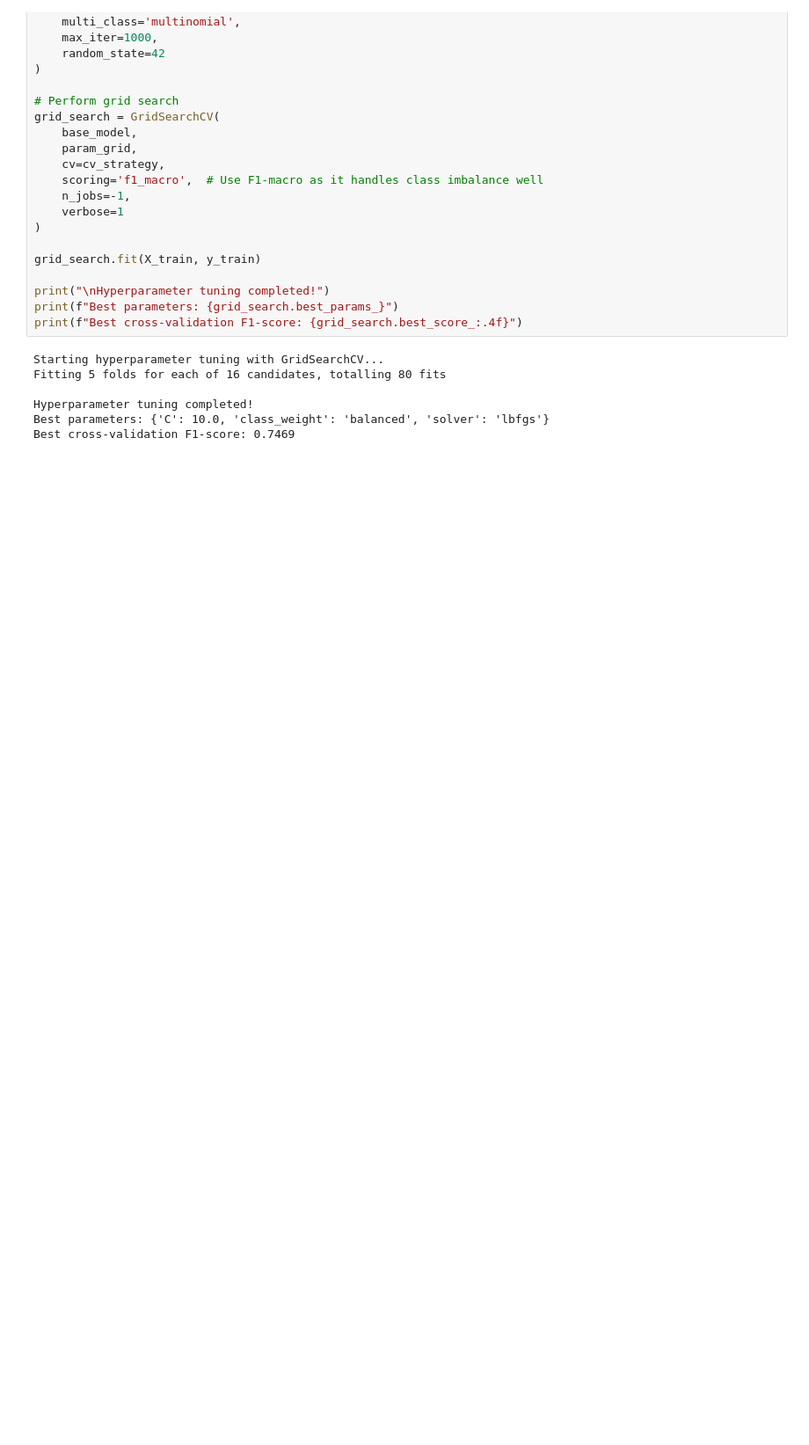
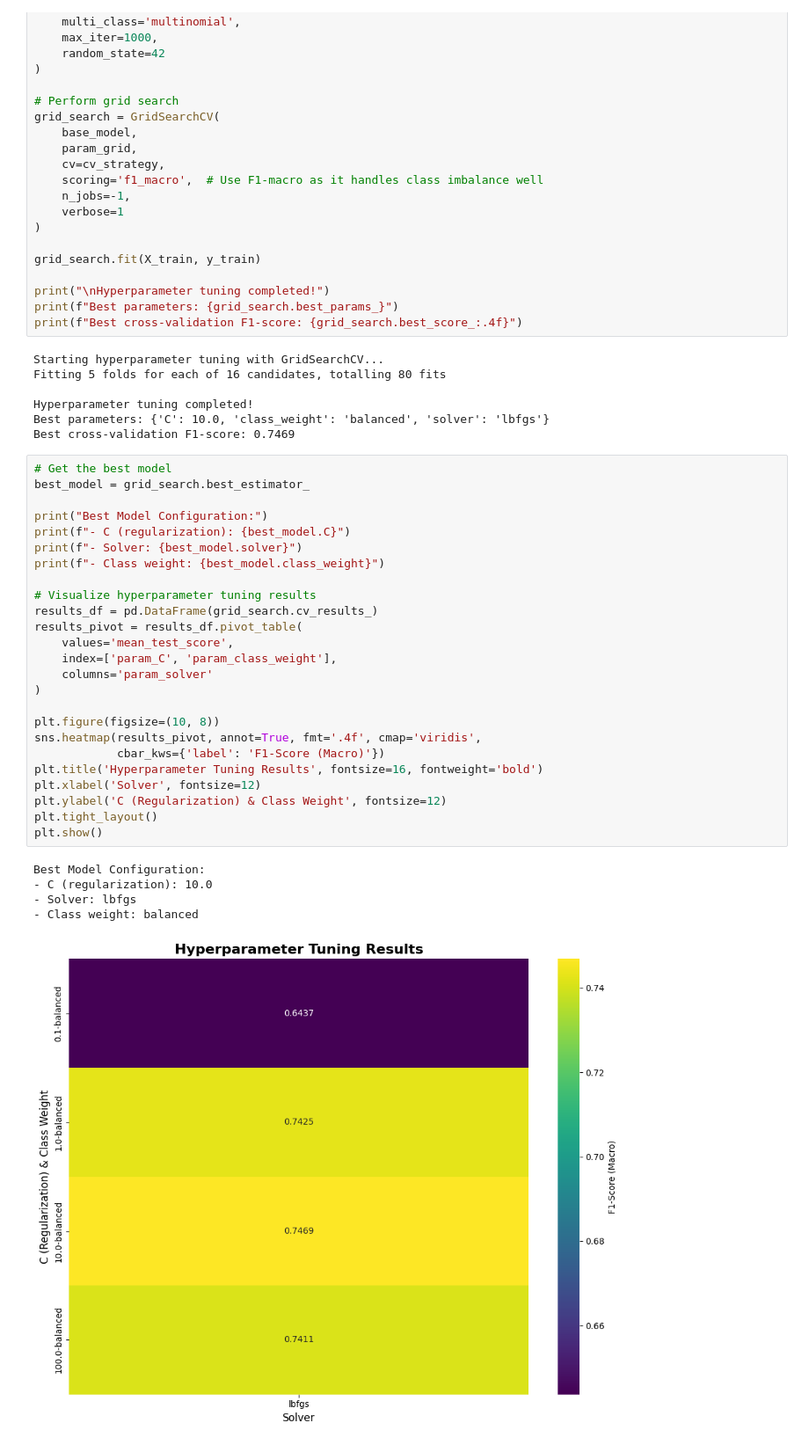
Before and after one commit to Forge25/MedArchive-Solutions-Classification-System, a Jupyter notebook: notebooks/2_classification_modeling.ipynb, the cells around one changed output. Shown at 88% size. Drawn from its saved outputs; the diff is of its cells as text; blank space fills up the shorter version.

```diff
--- a/notebooks/2_classification_modeling.ipynb
+++ b/notebooks/2_classification_modeling.ipynb
@@ -189,3 +189,34 @@ Fitting 5 folds for each of 16 candidates, totalling 80 fits
 Hyperparameter tuning completed!
 Best parameters: {'C': 10.0, 'class_weight': 'balanced', 'solver': 'lbfgs'}
 Best cross-validation F1-score: 0.7469
+# %%
+# Get the best model
+best_model = grid_search.best_estimator_
+
+print("Best Model Configuration:")
+print(f"- C (regularization): {best_model.C}")
+print(f"- Solver: {best_model.solver}")
+print(f"- Class weight: {best_model.class_weight}")
+
+# Visualize hyperparameter tuning results
+results_df = pd.DataFrame(grid_search.cv_results_)
+results_pivot = results_df.pivot_table(
+    values='mean_test_score',
+    index=['param_C', 'param_class_weight'],
+    columns='param_solver'
+)
+
+plt.figure(figsize=(10, 8))
+sns.heatmap(results_pivot, annot=True, fmt='.4f', cmap='viridis',
+            cbar_kws={'label': 'F1-Score (Macro)'})
+plt.title('Hyperparameter Tuning Results', fontsize=16, fontweight='bold')
+plt.xlabel('Solver', fontsize=12)
+plt.ylabel('C (Regularization) & Class Weight', fontsize=12)
+plt.tight_layout()
+plt.show()
+# %% [output]
+Best Model Configuration:
+- C (regularization): 10.0
+- Solver: lbfgs
+- Class weight: balanced
+[figure, added]
```
Also changed, not shown: parts of 1 cell of this notebook.
